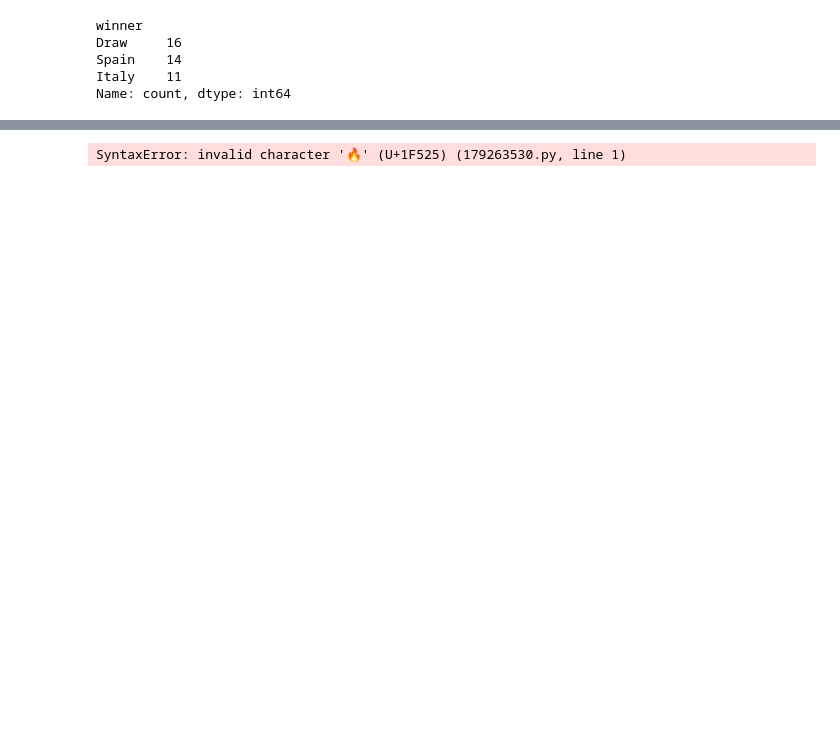
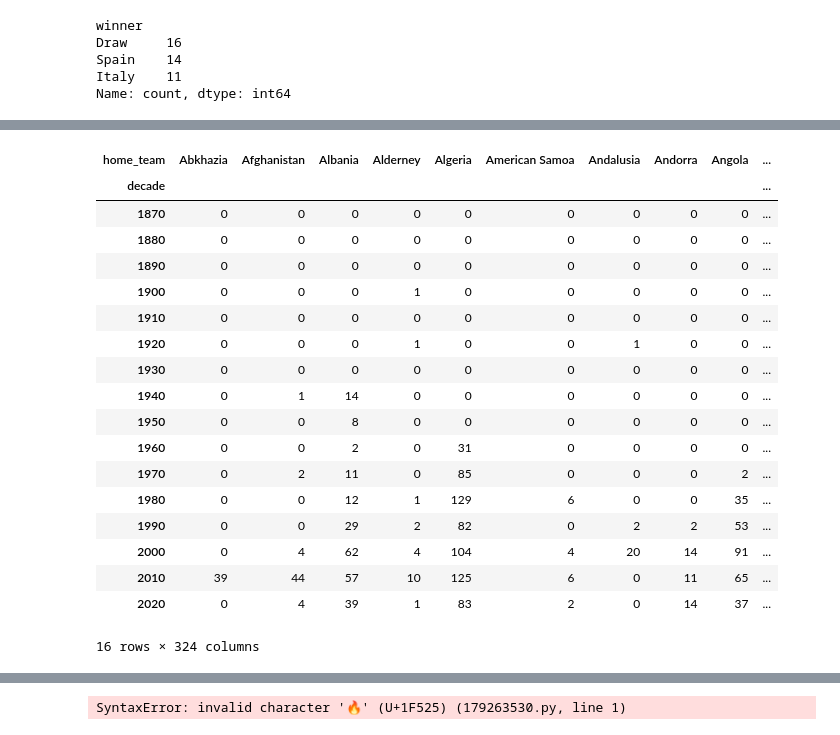
Before and after one commit to Ambily313/FIFA-World-Cup-Matches-Analysis-with-Pandas, a Jupyter notebook: fifa.ipynb, the cells around one changed output, grey strips where cells are left out. Saved outputs shown, nothing was run; the diff lists cells and outputs as text; code cells hidden in the pictures; blank space fills up the shorter version.

```diff
--- a/fifa.ipynb
+++ b/fifa.ipynb
@@ -399,0 +540,28 @@ max_diff
+# %%
+# Show goals scored by each team per decade.
+
+df['decade'] = (df['Year'] // 10) * 10
+
+goals_by_team_decade = df.pivot_table(index='decade',columns='home_team',values='home_score',aggfunc='sum',fill_value=0)
+
+goals_by_team_decade
+# %% [output]
+| home_team | Abkhazia | Afghanistan | Albania | Alderney | Algeria | American Samoa | Andalusia | Andorra | Angola | ... |
+| decade |  |  |  |  |  |  |  |  |  | ... |
+| 1870 | 0 | 0 | 0 | 0 | 0 | 0 | 0 | 0 | 0 | ... |
+| 1880 | 0 | 0 | 0 | 0 | 0 | 0 | 0 | 0 | 0 | ... |
+| 1890 | 0 | 0 | 0 | 0 | 0 | 0 | 0 | 0 | 0 | ... |
+| 1900 | 0 | 0 | 0 | 1 | 0 | 0 | 0 | 0 | 0 | ... |
+| 1910 | 0 | 0 | 0 | 0 | 0 | 0 | 0 | 0 | 0 | ... |
+| 1920 | 0 | 0 | 0 | 1 | 0 | 0 | 1 | 0 | 0 | ... |
+| 1930 | 0 | 0 | 0 | 0 | 0 | 0 | 0 | 0 | 0 | ... |
+| 1940 | 0 | 1 | 14 | 0 | 0 | 0 | 0 | 0 | 0 | ... |
+| 1950 | 0 | 0 | 8 | 0 | 0 | 0 | 0 | 0 | 0 | ... |
+| 1960 | 0 | 0 | 2 | 0 | 31 | 0 | 0 | 0 | 0 | ... |
+| 1970 | 0 | 2 | 11 | 0 | 85 | 0 | 0 | 0 | 2 | ... |
+| 1980 | 0 | 0 | 12 | 1 | 129 | 6 | 0 | 0 | 35 | ... |
+| 1990 | 0 | 0 | 29 | 2 | 82 | 0 | 2 | 2 | 53 | ... |
+| 2000 | 0 | 4 | 62 | 4 | 104 | 4 | 20 | 14 | 91 | ... |
+| 2010 | 39 | 44 | 57 | 10 | 125 | 6 | 0 | 11 | 65 | ... |
+| 2020 | 0 | 4 | 39 | 1 | 83 | 2 | 0 | 14 | 37 | ... |
+16 rows × 324 columns
```
Also changed, not shown: parts of 15 cells of this notebook.
